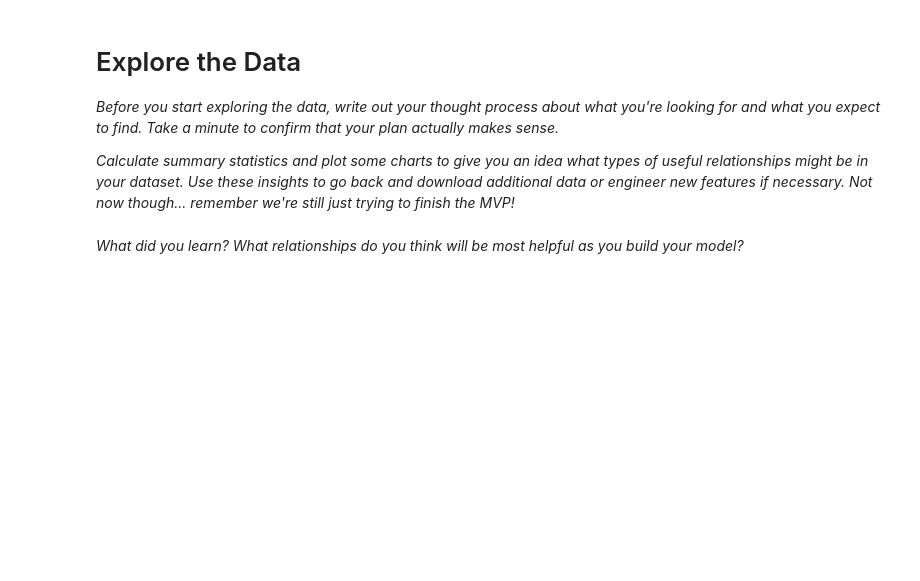
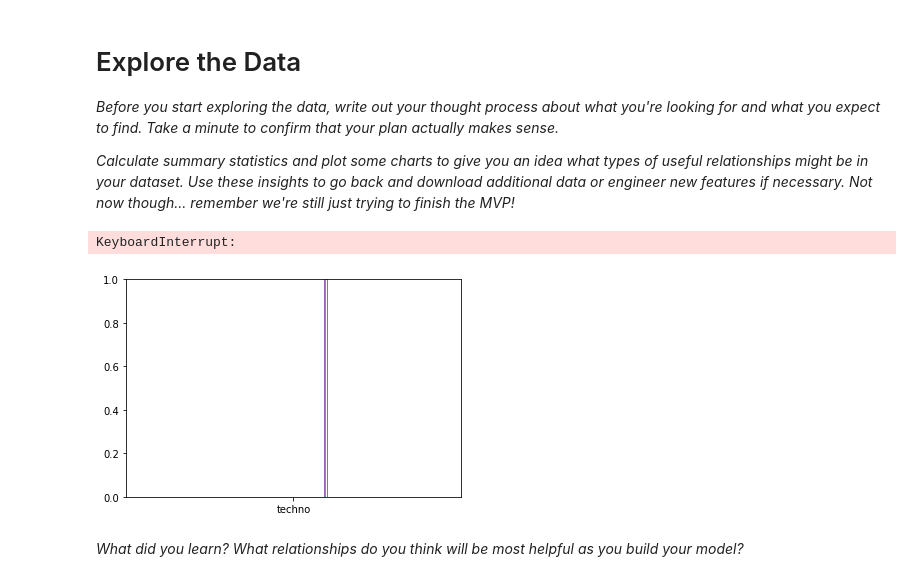
Before and after one commit to cliffclive/vinyl, a Jupyter notebook: notebooks/mvp.ipynb, the cells around one changed output. Cells and saved outputs as stored; diff of their text form; code cells hidden in the pictures; blank space fills up the shorter version.

```diff
--- a/notebooks/mvp.ipynb
+++ b/notebooks/mvp.ipynb
@@ -361,3 +454,8 @@ def run():
+# %%
+plt.hist(data.genre)
+# %% [output]
+KeyboardInterrupt:
+[figure, added]
 # %%
 ## %%writefile ../src/visualization/visualize.py
 
```
Also changed, not shown: parts of 20 cells of this notebook, 2 other files.
